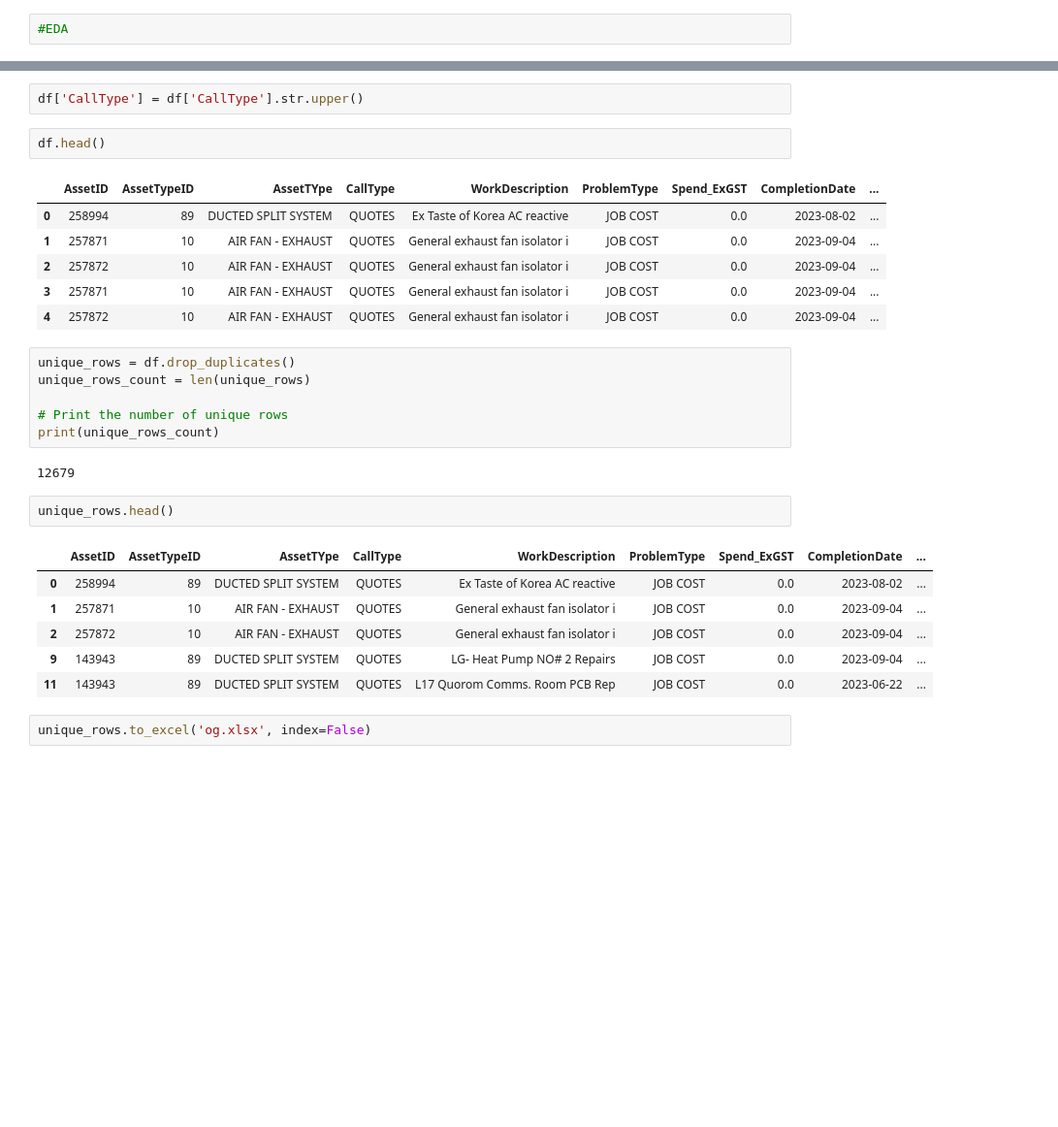
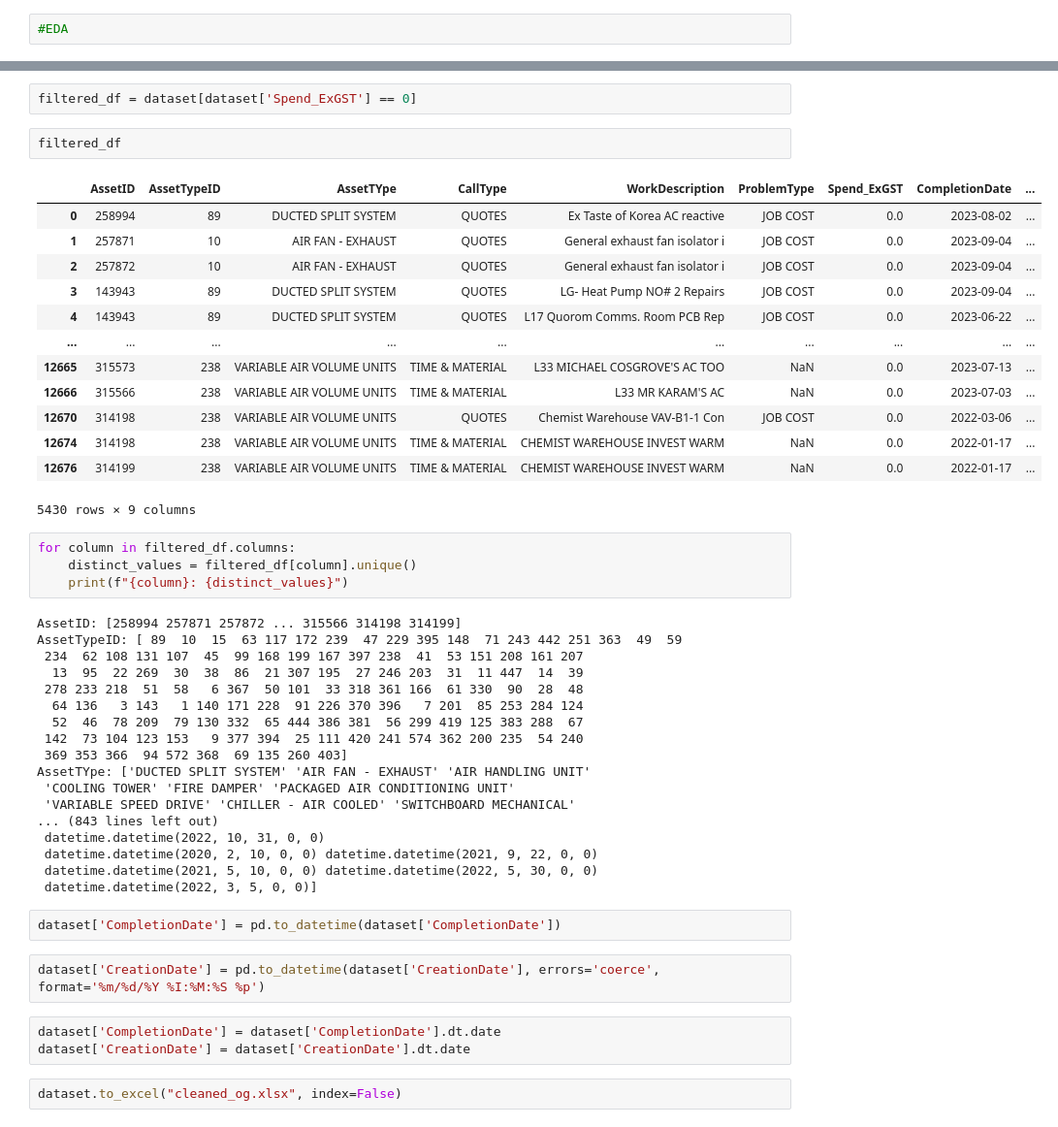
Before and after one commit to W4R10CK99/CostEstimationEU, a Jupyter notebook: EDA.ipynb, the cells around one changed output, grey strips where cells are left out. Shown at 97% size. Cells and saved outputs as stored; diff of their text form; blank space fills up the shorter version.

```diff
--- a/EDA.ipynb
+++ b/EDA.ipynb
@@ -148,30 +88,49 @@ df.head()
-# %%
-df['CallType'] = df['CallType'].str.upper()
-# %%
-df.head()
-# %% [output]
-|  | AssetID | AssetTypeID | AssetTYpe | CallType | WorkDescription | ProblemType | Spend_ExGST | CompletionDate | ... |
-| 0 | 258994 | 89 | DUCTED SPLIT SYSTEM | QUOTES | Ex Taste of Korea AC reactive | JOB COST | 0.0 | 2023-08-02 | ... |
-| 1 | 257871 | 10 | AIR FAN - EXHAUST | QUOTES | General exhaust fan isolator i | JOB COST | 0.0 | 2023-09-04 | ... |
-| 2 | 257872 | 10 | AIR FAN - EXHAUST | QUOTES | General exhaust fan isolator i | JOB COST | 0.0 | 2023-09-04 | ... |
-| 3 | 257871 | 10 | AIR FAN - EXHAUST | QUOTES | General exhaust fan isolator i | JOB COST | 0.0 | 2023-09-04 | ... |
-| 4 | 257872 | 10 | AIR FAN - EXHAUST | QUOTES | General exhaust fan isolator i | JOB COST | 0.0 | 2023-09-04 | ... |
-# %%
-unique_rows = df.drop_duplicates()
-unique_rows_count = len(unique_rows)
-
-# Print the number of unique rows
-print(unique_rows_count)
-# %% [output]
-12679
-# %%
-unique_rows.head()
-# %% [output]
-|  | AssetID | AssetTypeID | AssetTYpe | CallType | WorkDescription | ProblemType | Spend_ExGST | CompletionDate | ... |
-| 0 | 258994 | 89 | DUCTED SPLIT SYSTEM | QUOTES | Ex Taste of Korea AC reactive | JOB COST | 0.0 | 2023-08-02 | ... |
-| 1 | 257871 | 10 | AIR FAN - EXHAUST | QUOTES | General exhaust fan isolator i | JOB COST | 0.0 | 2023-09-04 | ... |
-| 2 | 257872 | 10 | AIR FAN - EXHAUST | QUOTES | General exhaust fan isolator i | JOB COST | 0.0 | 2023-09-04 | ... |
-| 9 | 143943 | 89 | DUCTED SPLIT SYSTEM | QUOTES | LG- Heat Pump NO# 2 Repairs | JOB COST | 0.0 | 2023-09-04 | ... |
-| 11 | 143943 | 89 | DUCTED SPLIT SYSTEM | QUOTES | L17 Quorom Comms. Room PCB Rep | JOB COST | 0.0 | 2023-06-22 | ... |
+# %%
+filtered_df = dataset[dataset['Spend_ExGST'] == 0]
+# %%
+filtered_df
+# %% [output]
+|  | AssetID | AssetTypeID | AssetTYpe | CallType | WorkDescription | ProblemType | Spend_ExGST | CompletionDate | ... |
+| 0 | 258994 | 89 | DUCTED SPLIT SYSTEM | QUOTES | Ex Taste of Korea AC reactive | JOB COST | 0.0 | 2023-08-02 | ... |
+| 1 | 257871 | 10 | AIR FAN - EXHAUST | QUOTES | General exhaust fan isolator i | JOB COST | 0.0 | 2023-09-04 | ... |
+| 2 | 257872 | 10 | AIR FAN - EXHAUST | QUOTES | General exhaust fan isolator i | JOB COST | 0.0 | 2023-09-04 | ... |
+| 3 | 143943 | 89 | DUCTED SPLIT SYSTEM | QUOTES | LG- Heat Pump NO# 2 Repairs | JOB COST | 0.0 | 2023-09-04 | ... |
+| 4 | 143943 | 89 | DUCTED SPLIT SYSTEM | QUOTES | L17 Quorom Comms. Room PCB Rep | JOB COST | 0.0 | 2023-06-22 | ... |
+| ... | ... | ... | ... | ... | ... | ... | ... | ... | ... |
+| 12665 | 315573 | 238 | VARIABLE AIR VOLUME UNITS | TIME & MATERIAL | L33 MICHAEL COSGROVE'S AC TOO | NaN | 0.0 | 2023-07-13 | ... |
+| 12666 | 315566 | 238 | VARIABLE AIR VOLUME UNITS | TIME & MATERIAL | L33 MR KARAM'S AC | NaN | 0.0 | 2023-07-03 | ... |
+| 12670 | 314198 | 238 | VARIABLE AIR VOLUME UNITS | QUOTES | Chemist Warehouse VAV-B1-1 Con | JOB COST | 0.0 | 2022-03-06 | ... |
+| 12674 | 314198 | 238 | VARIABLE AIR VOLUME UNITS | TIME & MATERIAL | CHEMIST WAREHOUSE INVEST WARM | NaN | 0.0 | 2022-01-17 | ... |
+| 12676 | 314199 | 238 | VARIABLE AIR VOLUME UNITS | TIME & MATERIAL | CHEMIST WAREHOUSE INVEST WARM | NaN | 0.0 | 2022-01-17 | ... |
+5430 rows × 9 columns
+# %%
+for column in filtered_df.columns:
+    distinct_values = filtered_df[column].unique()
+    print(f"{column}: {distinct_values}")
+# %% [output]
+AssetID: [258994 257871 257872 ... 315566 314198 314199]
+AssetTypeID: [ 89  10  15  63 117 172 239  47 229 395 148  71 243 442 251 363  49  59
+ 234  62 108 131 107  45  99 168 199 167 397 238  41  53 151 208 161 207
+  13  95  22 269  30  38  86  21 307 195  27 246 203  31  11 447  14  39
+ 278 233 218  51  58   6 367  50 101  33 318 361 166  61 330  90  28  48
+  64 136   3 143   1 140 171 228  91 226 370 396   7 201  85 253 284 124
+  52  46  78 209  79 130 332  65 444 386 381  56 299 419 125 383 288  67
+ 142  73 104 123 153   9 377 394  25 111 420 241 574 362 200 235  54 240
+ 369 353 366  94 572 368  69 135 260 403]
+AssetTYpe: ['DUCTED SPLIT SYSTEM' 'AIR FAN - EXHAUST' 'AIR HANDLING UNIT'
+ 'COOLING TOWER' 'FIRE DAMPER' 'PACKAGED AIR CONDITIONING UNIT'
+ 'VARIABLE SPEED DRIVE' 'CHILLER - AIR COOLED' 'SWITCHBOARD MECHANICAL'
+... (843 lines left out)
+ datetime.datetime(2022, 10, 31, 0, 0)
+ datetime.datetime(2020, 2, 10, 0, 0) datetime.datetime(2021, 9, 22, 0, 0)
+ datetime.datetime(2021, 5, 10, 0, 0) datetime.datetime(2022, 5, 30, 0, 0)
+ datetime.datetime(2022, 3, 5, 0, 0)]
+# %%
+dataset['CompletionDate'] = pd.to_datetime(dataset['CompletionDate'])
+# %%
+dataset['CreationDate'] = pd.to_datetime(dataset['CreationDate'], errors='coerce', format='%m/%d/%Y %I:%M:%S %p')
+# %%
+dataset['CompletionDate'] = dataset['CompletionDate'].dt.date
+dataset['CreationDate'] = dataset['CreationDate'].dt.date
 # %%
-unique_rows.to_excel('og.xlsx', index=False)
+dataset.to_excel("cleaned_og.xlsx", index=False)
```
Also changed, not shown: parts of 11 cells of this notebook, 4 other files.
